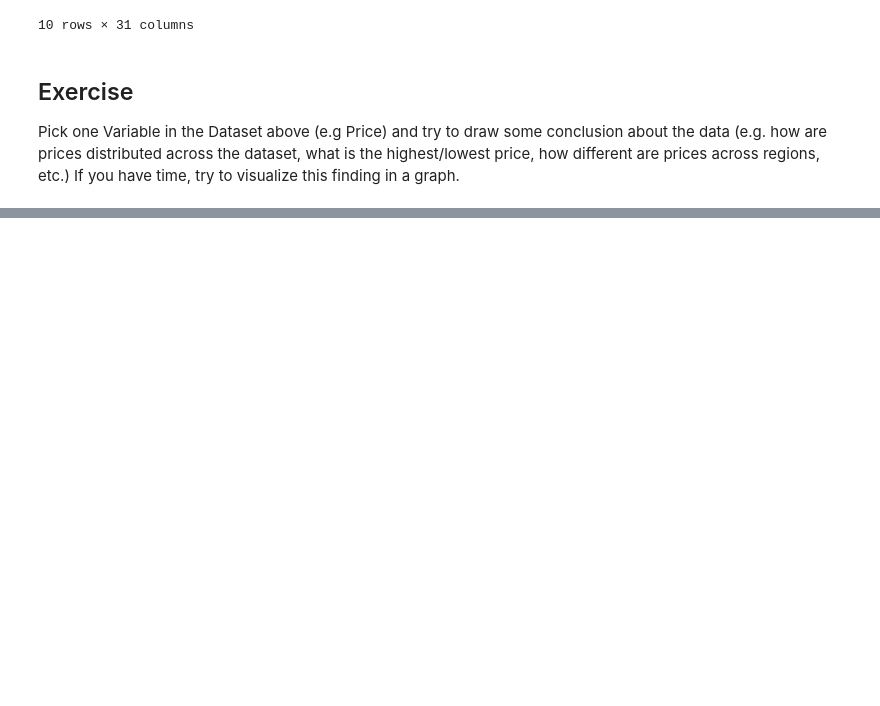
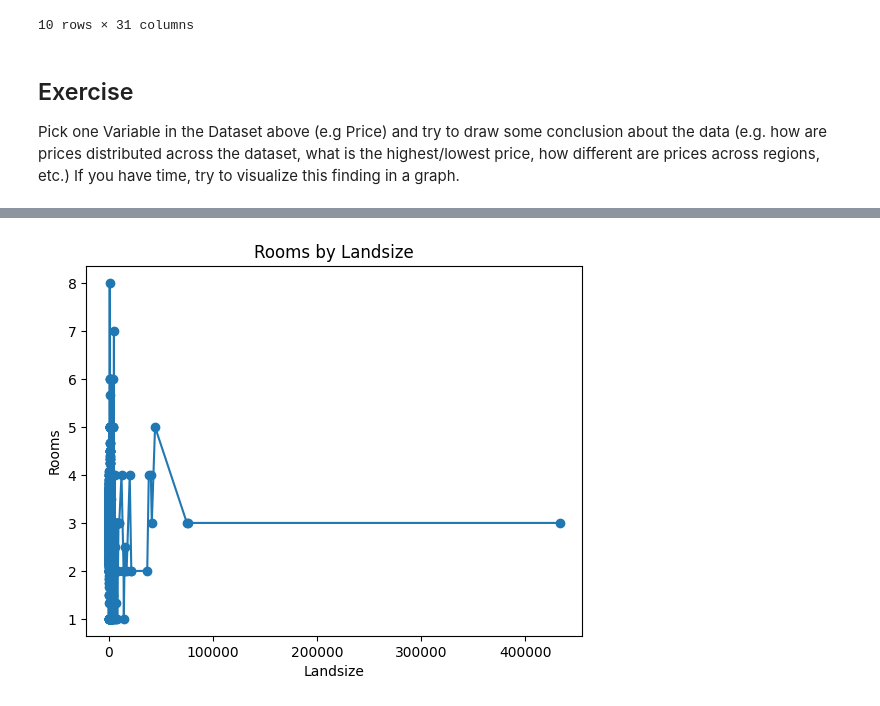
Before and after one commit to MaximilianNoethe/uek259_Machine-Learning, a Jupyter notebook: demos/03_Data_Preprocessing.ipynb, the cells around one changed output, grey strips where cells are left out. Saved outputs shown, nothing was run; the diff lists cells and outputs as text; code cells hidden in the pictures; blank space fills up the shorter version.

```diff
--- a/demos/03_Data_Preprocessing.ipynb
+++ b/demos/03_Data_Preprocessing.ipynb
@@ -183,0 +197,14 @@ If you have time, try to visualize this finding in a graph.
+# %%
+import matplotlib.pyplot as plt
+
+
+rooms_by_yard = df.groupby("Landsize")["Rooms"].mean()
+
+plt.plot(rooms_by_yard.index, rooms_by_yard.values, marker='o', linestyle='-')
+
+plt.xlabel('Landsize')
+plt.ylabel('Rooms')
+plt.title('Rooms by Landsize')
+plt.show()
+# %% [output]
+[figure, added]
```
Also changed, not shown: parts of 2 cells of this notebook.
